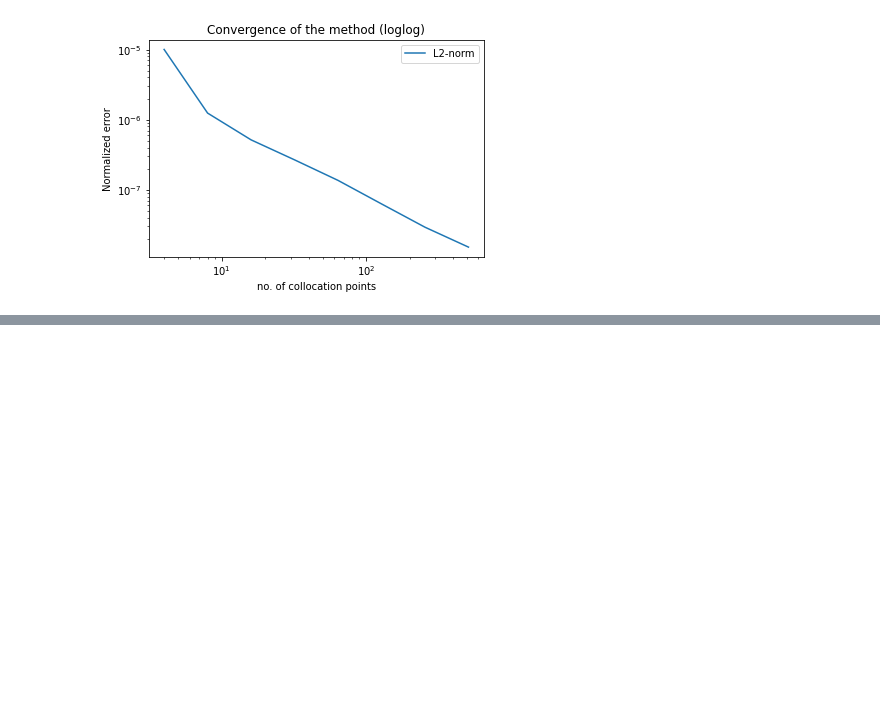
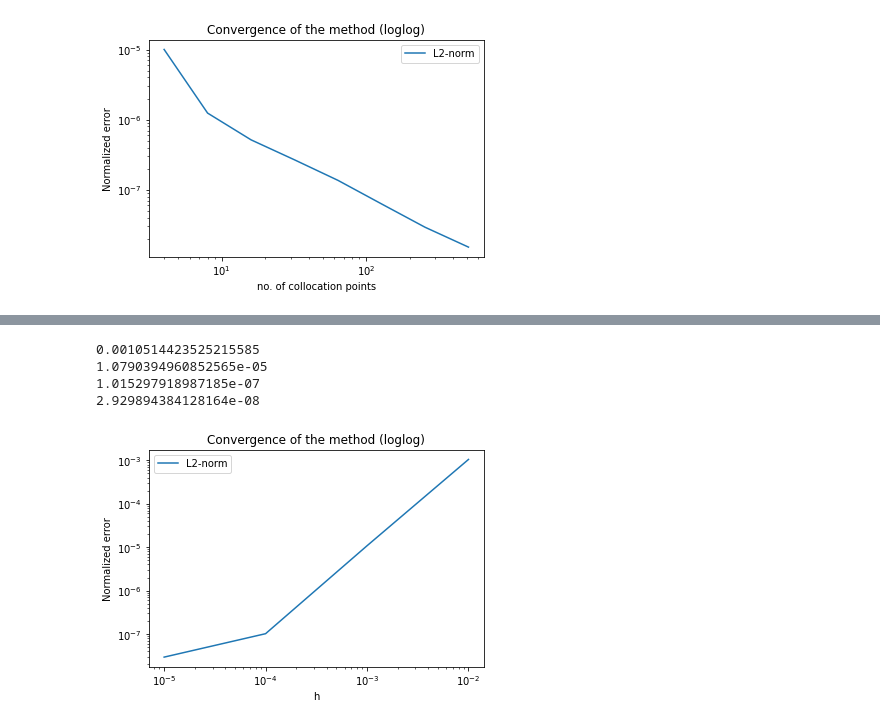
Before and after one commit to jfelipeosorio/kinetick, a Jupyter notebook: pdes/advec_diff1d_cf.ipynb, the cells around one changed output, grey strips where cells are left out. Saved outputs shown, nothing was run; the diff lists cells and outputs as text; code cells hidden in the pictures; blank space fills up the shorter version.

```diff
--- a/pdes/advec_diff1d_cf.ipynb
+++ b/pdes/advec_diff1d_cf.ipynb
@@ -374,0 +456,69 @@ plt.show()
+# %%
+# Experiment 4 - L2-norms
+L2_norms = []
+xrange = 10.0**(-np.arange(2,6))
+for n in range(2,6):
+    # X_full
+    Xfull = np.linspace(0,1,2**8+2)
+    # Delta
+    delta = Xfull[1]-Xfull[0]
+    # X_{\partial\Omega}
+    Xboundary = Xfull[[0,-1]]
+    # X_\Omega
+    Xomega = Xfull[1:-1]
+    # u(X_\Omega,0)
+    u0 = ad_u0(Xomega)
+    # Advection coefficient
+    beta = 5
+    # Diffusion coefficient
+    c = 1
+    # Kernel lenght-scale
+    k_param = 0.5
+    # Time step
+    h = 10**(-n)
+    # Final t
+    t = 0.15
+    # No. of steps
+    steps = int(t//h)
+    # No. of eigenvalues
+    n = 20
+    # Compute Kphiphi
+    Kphiphi = Kphiphi_assembly(Xomega, Xboundary, h, beta, c, k = kernel, k_param = k_param)
+    # Regularizer for Kphiphi
+    R = jnp.diag(jnp.diag(Kphiphi))
+    # Compute Kphi againts Xfull which will be the test set
+    Kphi = Kphi_assembly(Xfull, Xomega, Xboundary , h, beta, c, k = kernel, k_param = k_param)
+
+    uprev = u0
+    for _ in range(steps):
+        y_prev = jnp.concatenate((uprev,np.zeros((len(Xboundary)),)))
+        sol = jnp.linalg.solve(Kphiphi + nugget*R, y_prev)
+        u_next = np.dot(Kphi.T,sol)
+        # update
+        uprev = u_next[1:-1]
+
+    # Numerical
+    u_next = np.dot(Kphi.T,sol)
+    # Analytical
+    u_true = ad_sol(Xfull, t, beta, c, n)
+    # Differences
+    f = np.abs(u_next - u_true)**2
+    # Append L2 norm per iteration
+    L2_norms.append(trap(f,delta))
+    # Print L2 norm per iteration
+    print(trap(f,delta))
+# %% [output]
+0.0010514423525215585
+1.0790394960852565e-05
+1.015297918987185e-07
+2.929894384128164e-08
+# %%
+# Experiment 4 - Convergence plot
+plt.loglog(xrange,L2_norms,label = 'L2-norm')
+plt.xlabel('h')
+plt.ylabel('Normalized error')
+plt.legend()
+plt.title('Convergence of the method (loglog)')
+plt.show()
+# %% [output]
+[figure, added]
```
Also changed, not shown: parts of 6 cells of this notebook.
